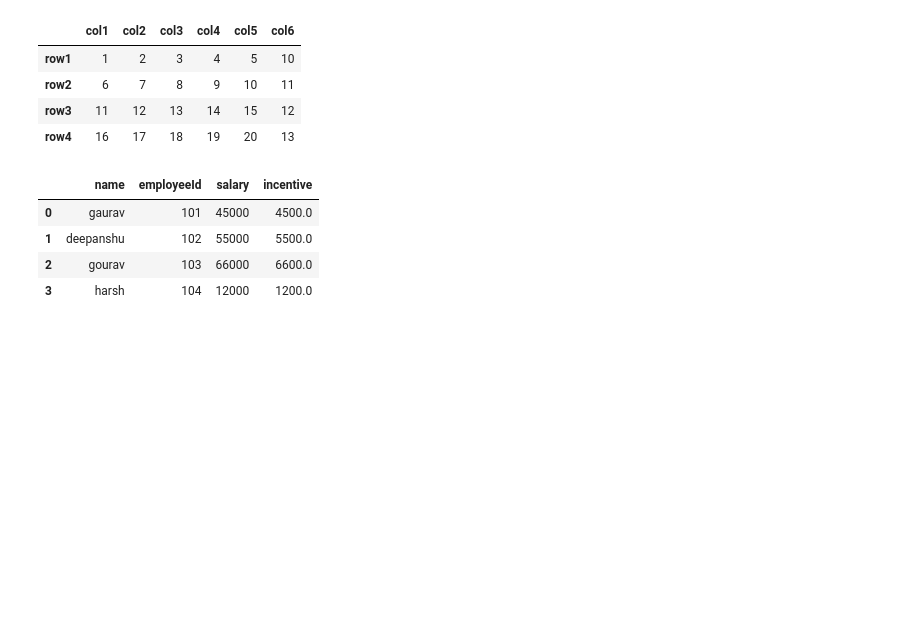
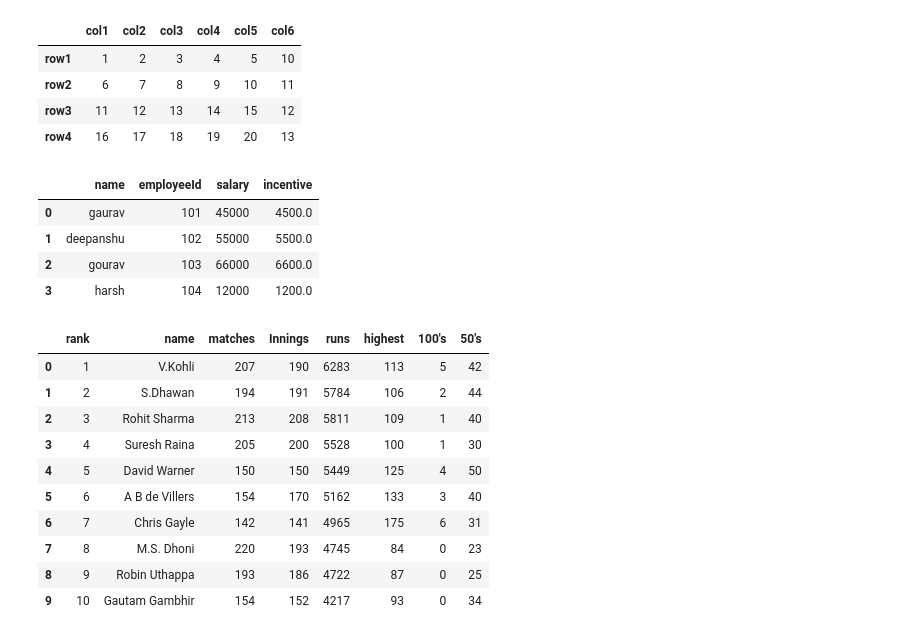
Before and after one commit to ThunderboltGM/Technical-session, a Jupyter notebook: Day-1.ipynb, the cells around one changed output. Cells and saved outputs as stored; diff of their text form; code cells hidden in the pictures; blank space fills up the shorter version.

Commit message:
made new datafram of cricketers

```diff
--- a/Day-1.ipynb
+++ b/Day-1.ipynb
@@ -241,3 +241,21 @@ df2
 | 1 | deepanshu | 102 | 55000 | 5500.0 |
 | 2 | gourav | 103 | 66000 | 6600.0 |
 | 3 | harsh | 104 | 12000 | 1200.0 |
+# %%
+di = {"rank":[1,2,3,4,5,6,7,8,9,10],"name":['V.Kohli','S.Dhawan','Rohit Sharma','Suresh Raina','David Warner','A B de Villers','Chris Gayle','M.S. Dhoni','Robin Uthappa','Gautam Gambhir'],"matches":[207,194,213,205,150,154,142,220,193,154],"Innings":[190,191,208,200,150,170,141,193,186,152],"runs":[6283,5784,5811,5528,5449,5162,4965,4745,4722,4217],"highest":[113,106,109,100,125,133,175,84,87,93],"100's":[5,2,1,1,4,3,6,0,0,0],"50's":[42,44,40,30,50,40,31,23,25,34]}
+# %%
+df3 = pd.DataFrame(di)
+# %%
+df3
+# %% [output]
+|  | rank | name | matches | Innings | runs | highest | 100's | 50's |
+| 0 | 1 | V.Kohli | 207 | 190 | 6283 | 113 | 5 | 42 |
+| 1 | 2 | S.Dhawan | 194 | 191 | 5784 | 106 | 2 | 44 |
+| 2 | 3 | Rohit Sharma | 213 | 208 | 5811 | 109 | 1 | 40 |
+| 3 | 4 | Suresh Raina | 205 | 200 | 5528 | 100 | 1 | 30 |
+| 4 | 5 | David Warner | 150 | 150 | 5449 | 125 | 4 | 50 |
+| 5 | 6 | A B de Villers | 154 | 170 | 5162 | 133 | 3 | 40 |
+| 6 | 7 | Chris Gayle | 142 | 141 | 4965 | 175 | 6 | 31 |
+| 7 | 8 | M.S. Dhoni | 220 | 193 | 4745 | 84 | 0 | 23 |
+| 8 | 9 | Robin Uthappa | 193 | 186 | 4722 | 87 | 0 | 25 |
+| 9 | 10 | Gautam Gambhir | 154 | 152 | 4217 | 93 | 0 | 34 |
```
Also changed, not shown: 1 other file.
